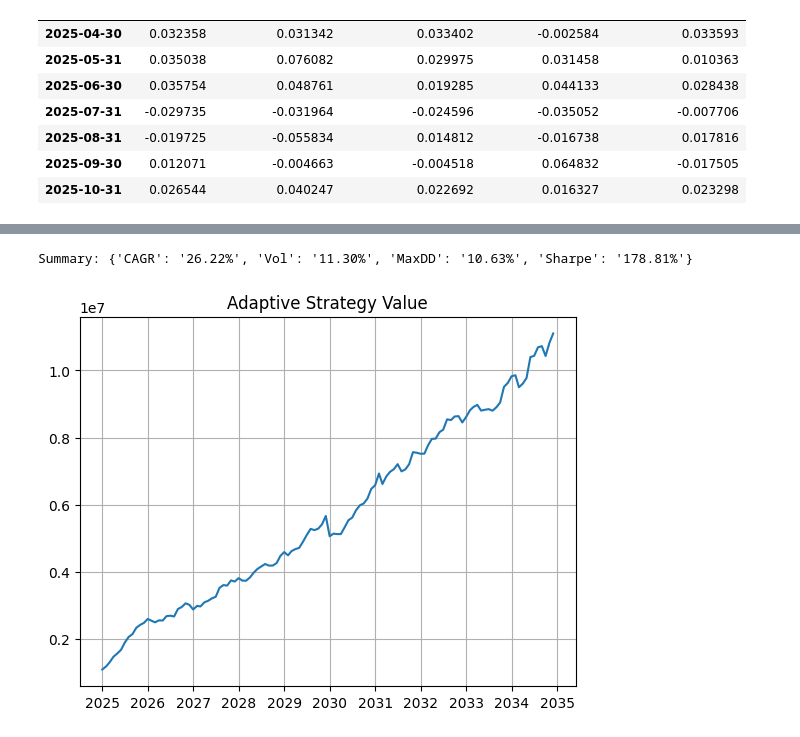
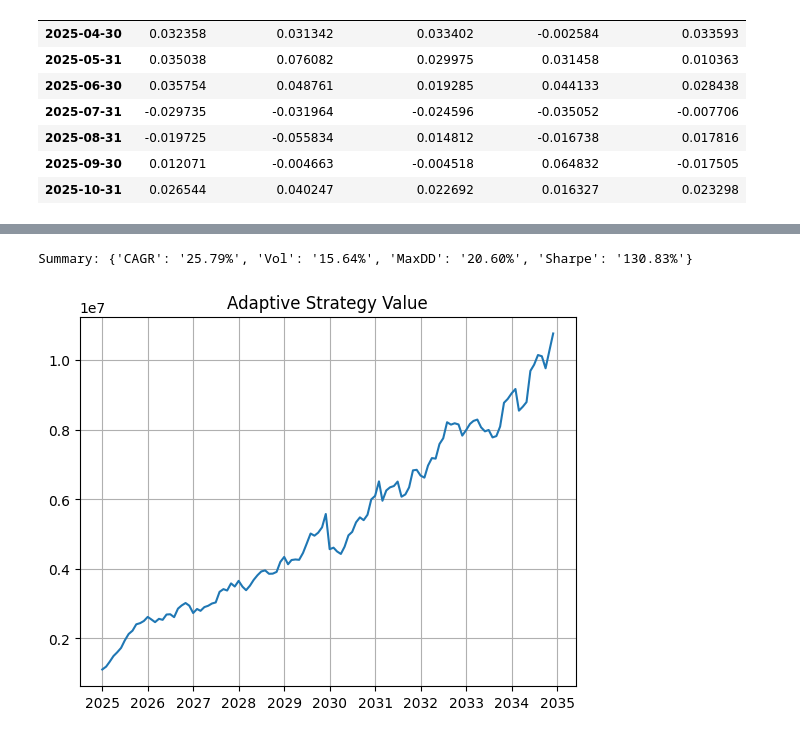
Before and after one commit to mayankjain281/Time_Series_Analysis, a Jupyter notebook: Nifty Stocks Analysis/SM 2025.ipynb, the cells around one changed output, grey strips where cells are left out. Saved outputs shown, nothing was run; the diff lists cells and outputs as text; code cells hidden in the pictures.

```diff
--- a/Nifty Stocks Analysis/SM 2025.ipynb
+++ b/Nifty Stocks Analysis/SM 2025.ipynb
@@ -3338,10 +3345,10 @@ KeyError: 'date'
 # %%
-summary, hist, best_table = run_full_experiment(months=120, optimize=True, iters=50)
+summary, hist, best_table = run_full_experiment(months=120, optimize=False, iters=50)
 print("Summary:", {k: f"{v*100:.2f}%" for k,v in summary.items()})
 plt.plot(hist['date'], hist['total']); plt.title("Adaptive Strategy Value"); plt.grid(); plt.show()
 # %% [output]
-Summary: {'CAGR': '26.22%', 'Vol': '11.30%', 'MaxDD': '10.63%', 'Sharpe': '178.81%'}
+Summary: {'CAGR': '25.79%', 'Vol': '15.64%', 'MaxDD': '20.60%', 'Sharpe': '130.83%'}
-[figure, old version]
+[figure, new version]
 # %%
 # ==============================================================
 # 1️⃣ Imports & Utility Functions
```
Also changed, not shown: parts of 3 cells of this notebook, 2 other files.
